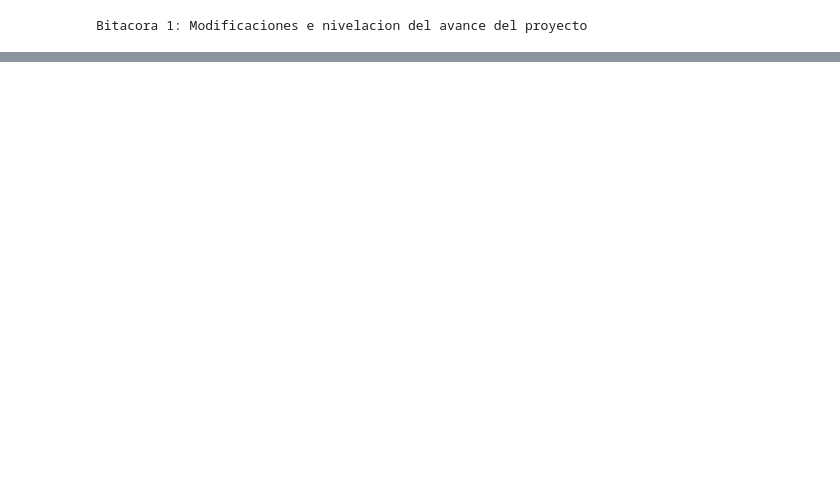
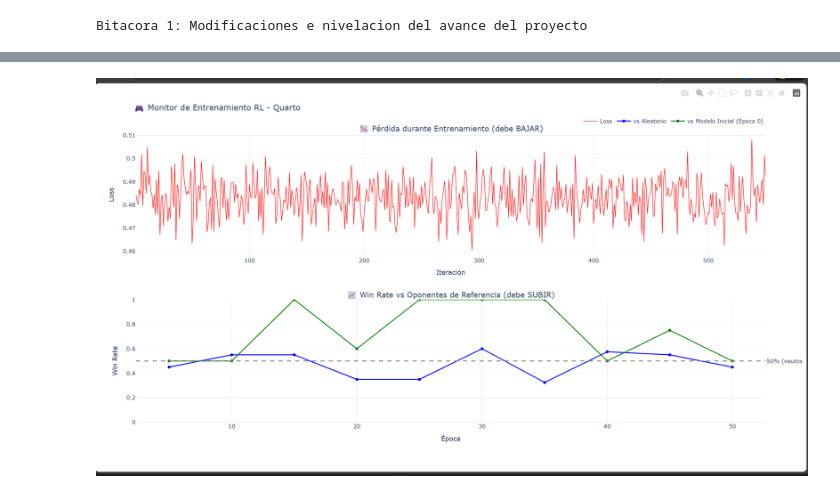
Before and after one commit to Francis1918/WIPCNN, a Jupyter notebook: analysis/Bitacora_1.ipynb, the cells around one changed output, grey strips where cells are left out. Saved outputs shown, nothing was run; the diff lists cells and outputs as text; code cells hidden in the pictures; blank space fills up the shorter version.

```diff
--- a/analysis/Bitacora_1.ipynb
+++ b/analysis/Bitacora_1.ipynb
@@ -34,0 +40,5 @@ Bitacora 1: Modificaciones e nivelacion del avance del proyecto
+# %%
+from IPython.display import Image, display
+display(Image('C:/Users/bravo/Documents/Metodos Numericos Pycharm/Mech Interp/Imagenes de las bitacoras/Implementacion de las graficas en el entrenamiento para tomar decisiones de mejora.png'))
+# %% [output]
+[figure, added]
```
Also changed, not shown: parts of 3 cells of this notebook.
